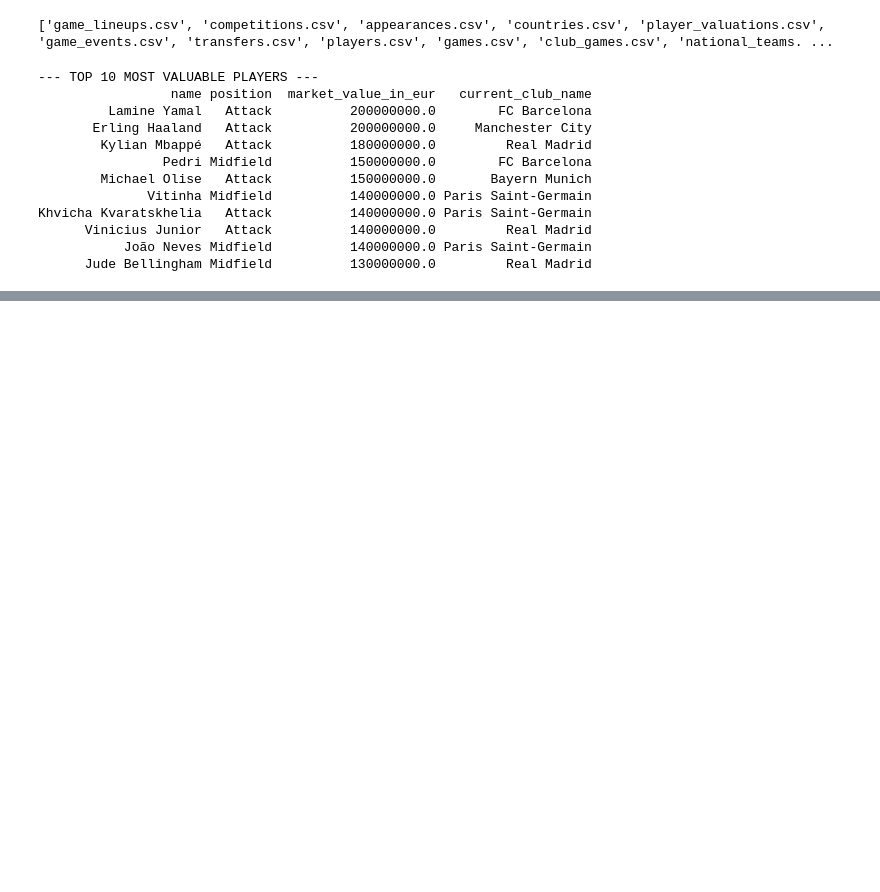
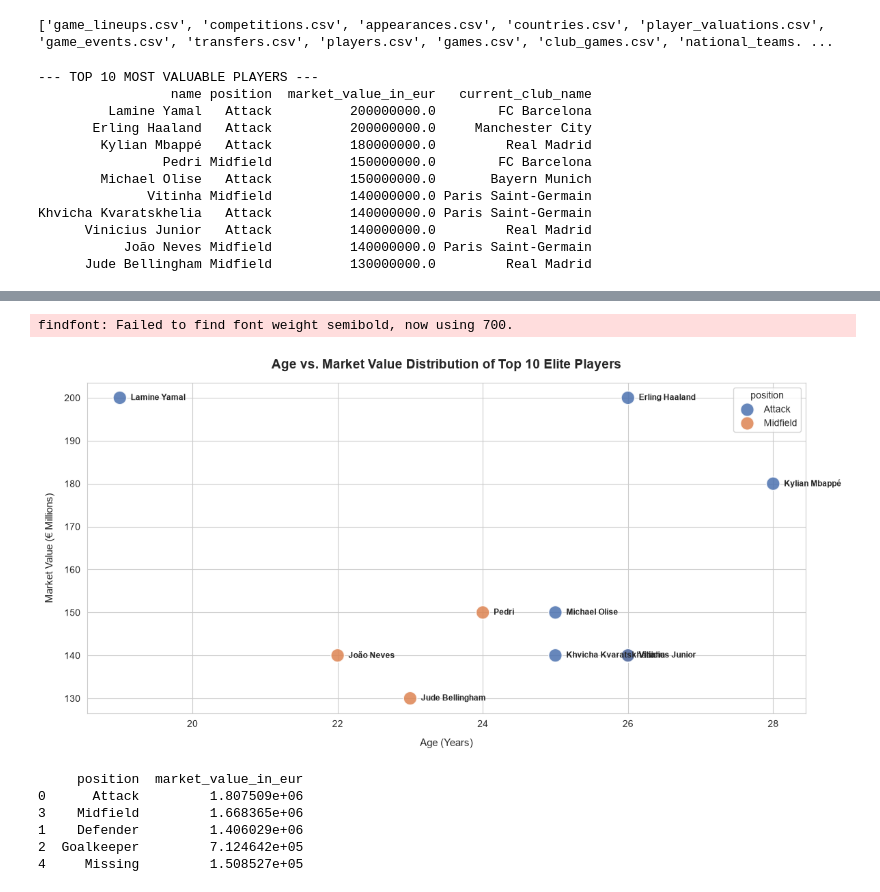
Before and after one commit to koenamk/football_data_visualization, a Jupyter notebook: analysis.ipynb, the cells around one changed output, grey strips where cells are left out. Saved outputs shown, nothing was run; the diff lists cells and outputs as text; code cells hidden in the pictures; blank space fills up the shorter version.

Commit message:
age_vs_value

```diff
--- a/analysis.ipynb
+++ b/analysis.ipynb
@@ -87,3 +87,23 @@ Khvicha Kvaratskhelia   Attack          140000000.0 Paris Saint-Germain
       Vinicius Junior   Attack          140000000.0         Real Madrid
            João Neves Midfield          140000000.0 Paris Saint-Germain
       Jude Bellingham Midfield          130000000.0         Real Madrid
+# %%
+## age vs. market value (hyp: younger players are more valuable)
+
+columns_to_analyze = ['name', 'date_of_birth', 'market_value_in_eur', 'position']
+df_clean = df[columns_to_analyze].dropna()
+
+# 3. Convert birth dates to datetime objects
+df_clean['date_of_birth'] = pd.to_datetime(df_clean['date_of_birth'])
+
+# 4. Calculate integer age using 2026 as the baseline year
+df_clean['age'] = (2026 - df_clean['date_of_birth'].dt.year).astype(int)
+
+# 5. Extract, isolate, and format the top 10 most valuable players
+top_10 = df_clean.sort_values(by='market_value_in_eur', ascending=False).head(10).copy()
+top_10['market_value_m'] = top_10['market_value_in_eur'] / 1_000_000
+top_10 = top_10.reset_index(drop=True)
+
+# 6. Print the finalized data table to the terminal
+print("--- TOP 10 PLAYERS BY AGE & VALUE ---")
+print(top_10[['name', 'age', 'market_value_m', 'position']].to_string(index=False))
@@ -89,0 +123,59 @@ Khvicha Kvaratskhelia   Attack          140000000.0 Paris Saint-Germain
+# %%
+## plotting
+
+import matplotlib.pyplot as plt
+import seaborn as sns
+
+sns.set_style("whitegrid")
+
+plt.figure(figsize=(12, 6))
+
+## scatter plot
+ax = sns.scatterplot(
+  data=top_10,
+  x='age',
+  y='market_value_m',
+  hue='position',
+  s=200, # marker size
+  palette='deep',
+  alpha=0.85 # transparency
+)
+
+## labels
+for idx, row in top_10.iterrows():
+  ax.text(
+    x=row['age'] + 0.15,         # Shift slightly right of the dot
+    y=row['market_value_m'],     # Keep vertical level the same
+    s=row['name'],               # The text to display
+    horizontalalignment='left',
+    size='small',
+    verticalalignment='center',
+    weight='semibold'
+  )
+
+## title
+plt.title('Age vs. Market Value Distribution of Top 10 Elite Players', fontsize=14, pad=15, weight='bold')
+plt.xlabel('Age (Years)', fontsize=11, labelpad=10)
+plt.ylabel('Market Value (€ Millions)', fontsize=11, labelpad=10)
+
+# Clean up layout and display the window
+plt.tight_layout()
+plt.show()
+# %% [output]
+findfont: Failed to find font weight semibold, now using 700.
+[figure, added]
+# %%
+## position data (hyp: forwards cost more since they are crucial for scoring goals)
+
+# Group the entire dataset by position and find the average market value
+position_value = df.groupby('position')['market_value_in_eur'].mean().reset_index()
+
+# Sort by highest average value to see which position is the most expensive
+print(position_value.sort_values(by='market_value_in_eur', ascending=False))
+# %% [output]
+     position  market_value_in_eur
+0      Attack         1.807509e+06
+3    Midfield         1.668365e+06
+1    Defender         1.406029e+06
+2  Goalkeeper         7.124642e+05
+4     Missing         1.508527e+05
```
Also changed, not shown: parts of 1 cell of this notebook.
